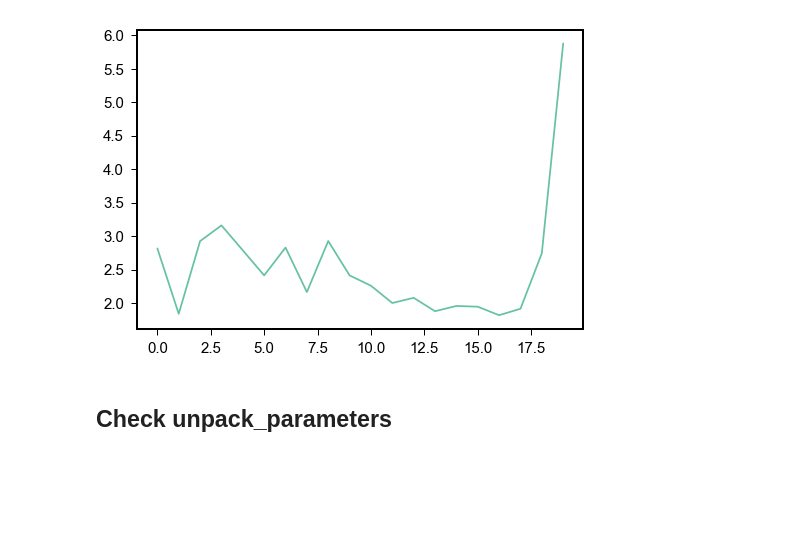
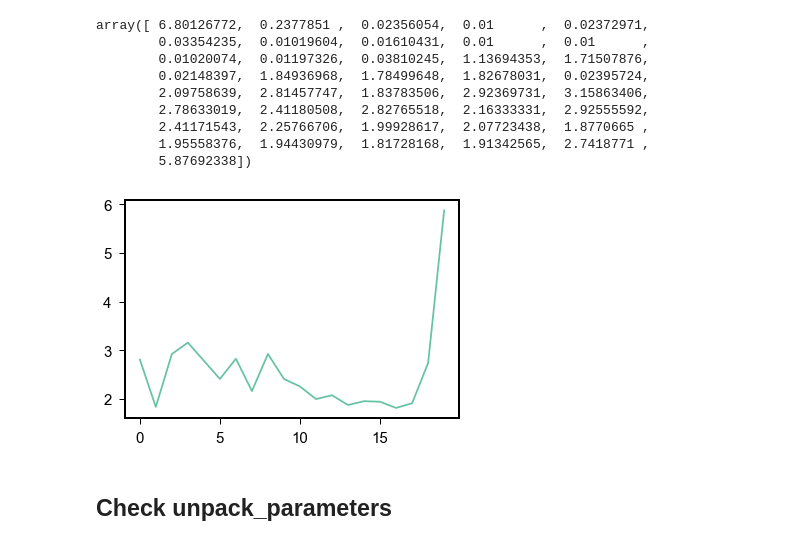
Before and after one commit to martin-depken/Energy-Landscape, a Jupyter notebook: code_Boyle/Check CRISPR_dCas9_binding_curve_Boyle.ipynb, the cells around one changed output. Cells and saved outputs as stored; diff of their text form; code cells hidden in the pictures; blank space fills up the shorter version.

```diff
--- a/code_Boyle/Check CRISPR_dCas9_binding_curve_Boyle.ipynb
+++ b/code_Boyle/Check CRISPR_dCas9_binding_curve_Boyle.ipynb
@@ -29,13 +29,23 @@ OT_landscape = np.loadtxt(delimiter=',', fname=Path+'3ModelOTLandscape.txt')
 epsilon_C = np.diff(OT_landscape)
 epsilon_I = np.loadtxt(delimiter=',', fname=Path+'3ModelMismatches.txt')-epsilon_C[1:]
 rates = np.loadtxt(delimiter='\n', fname=Path+'3ModelRates.txt')
-epsilon = np.append(epsilon_C, epsilon_I)
+epsilon = np.append(-epsilon_C, epsilon_I)
+epsilon[0] = -epsilon[0]
 parameters = np.append(epsilon, rates)
 # %%
 plt.plot(range(0,20), epsilon_I)
-plt.show()
+epsilon
 # %% [output]
+array([ 6.80126772,  0.2377851 ,  0.02356054,  0.01      ,  0.02372971,
+        0.03354235,  0.01019604,  0.01610431,  0.01      ,  0.01      ,
+        0.01020074,  0.01197326,  0.03810245,  1.13694353,  1.71507876,
+        0.02148397,  1.84936968,  1.78499648,  1.82678031,  0.02395724,
+        2.09758639,  2.81457747,  1.83783506,  2.92369731,  3.15863406,
+        2.78633019,  2.41180508,  2.82765518,  2.16333331,  2.92555592,
+        2.41171543,  2.25766706,  1.99928617,  2.07723438,  1.8770665 ,
+        1.95558376,  1.94430979,  1.81728168,  1.91342565,  2.7418771 ,
+        5.87692338])
-[figure, old version]
+[figure, new version]
 # %% [markdown]
 ## Check unpack_parameters
 # %%
```
Also changed, not shown: parts of 7 cells of this notebook.
